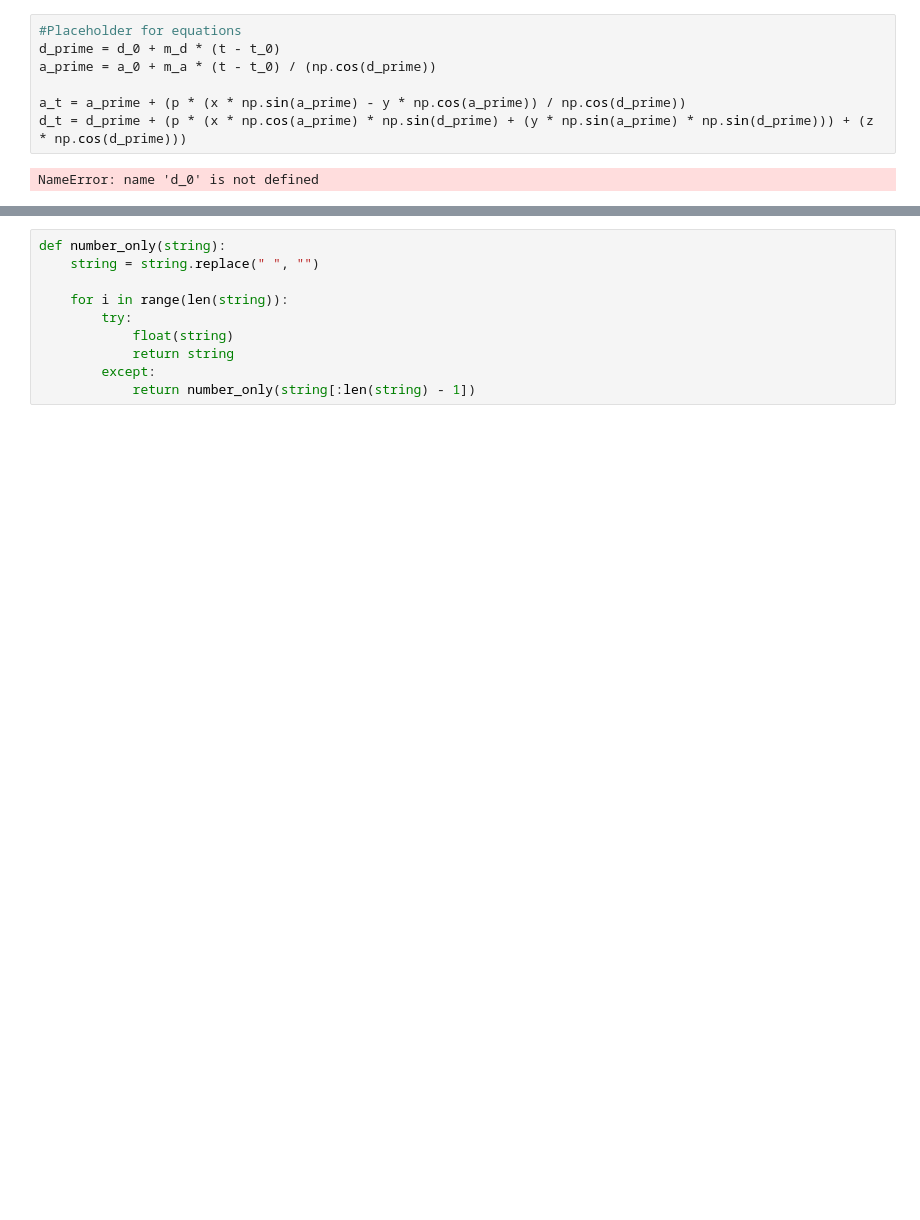
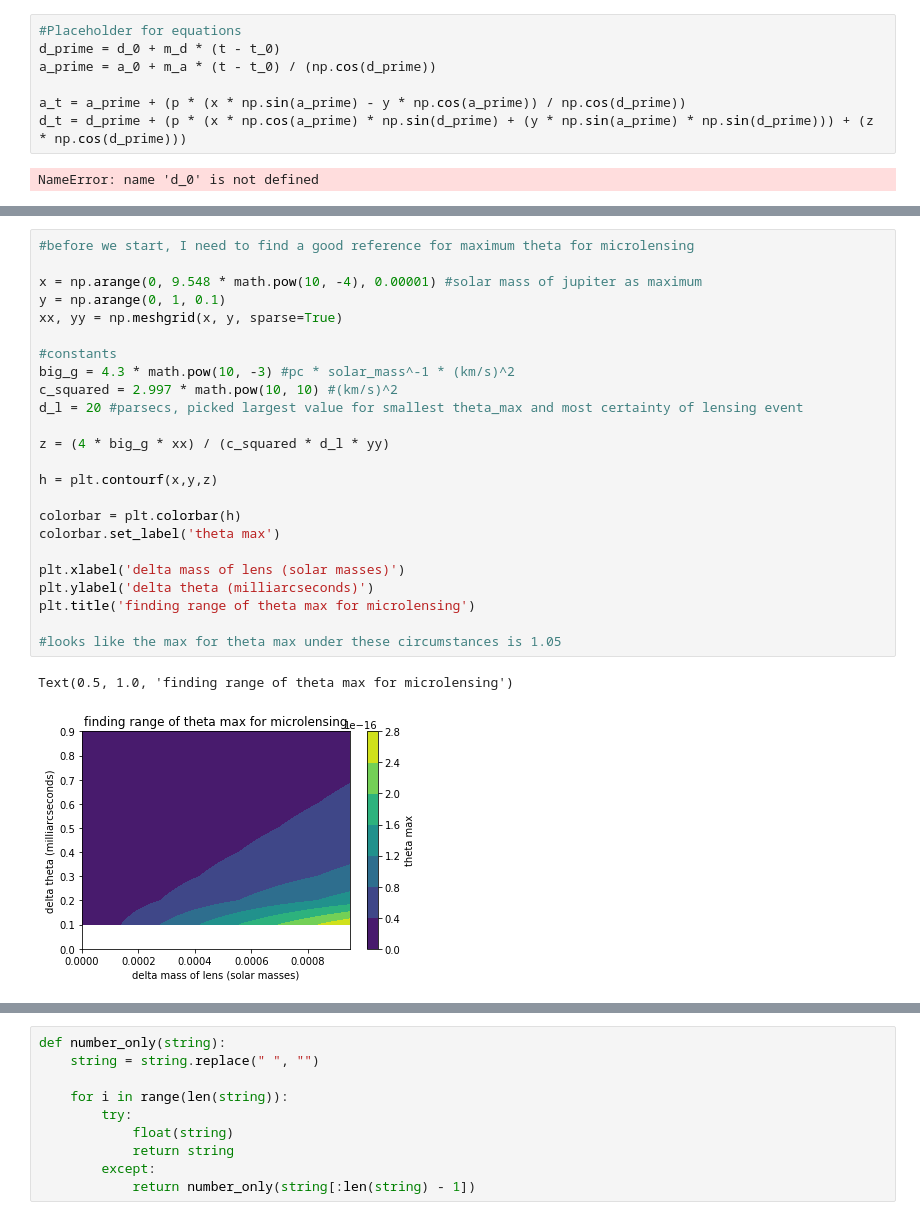
Before and after one commit to JudahRockLuberto/ytmicrolensing, a Jupyter notebook: Microlensing Equations.ipynb, the cells around one changed output, grey strips where cells are left out. Drawn from its saved outputs; the diff is of its cells as text; blank space fills up the shorter version.

```diff
--- a/Microlensing Equations.ipynb
+++ b/Microlensing Equations.ipynb
@@ -25,4 +29,31 @@ WISE['0825+2805'] = [126.3 * 3600, 28.1 * 3600, -0.0644, -0.2347, 0.1390, -0.069
 WISE['1738+2732'] = [264.6 * 3600, 27.5 * 3600, 0.3433, -0.3406, 0.1363, 0.33982, 0.34672, -0.3498, -0.33728, 0.13199, 0.14053]
 WISE['0336-0143'] = [54.0 * 3600, -1.7 * 3600, -0.2474, -1.2135, 0.1009, -0.2534, -0.2413, -1.21953, -1.20747, 0.09504, 0.10676]
 WISE['2209+2711'] = [332.3 * 3600, 27.2 * 3600, 1.1996, -1.3590, 0.1544, 1.19461, 1.20449, -1.36376, -1.35424, 0.14874, 0.16008]
+# %%
+#before we start, I need to find a good reference for maximum theta for microlensing
+
+x = np.arange(0, 9.548 * math.pow(10, -4), 0.00001) #solar mass of jupiter as maximum
+y = np.arange(0, 1, 0.1)
+xx, yy = np.meshgrid(x, y, sparse=True)
+
+#constants
+big_g = 4.3 * math.pow(10, -3) #pc * solar_mass^-1 * (km/s)^2
+c_squared = 2.997 * math.pow(10, 10) #(km/s)^2
+d_l = 20 #parsecs, picked largest value for smallest theta_max and most certainty of lensing event
+
+z = (4 * big_g * xx) / (c_squared * d_l * yy)
+
+h = plt.contourf(x,y,z)
+
+colorbar = plt.colorbar(h)
+colorbar.set_label('theta max')
+
+plt.xlabel('delta mass of lens (solar masses)')
+plt.ylabel('delta theta (milliarcseconds)')
+plt.title('finding range of theta max for microlensing')
+
+#looks like the max for theta max under these circumstances is 1.05
+# %% [output]
+Text(0.5, 1.0, 'finding range of theta max for microlensing')
+[figure, added]
 # %%
```
Also changed, not shown: parts of 15 cells of this notebook.
